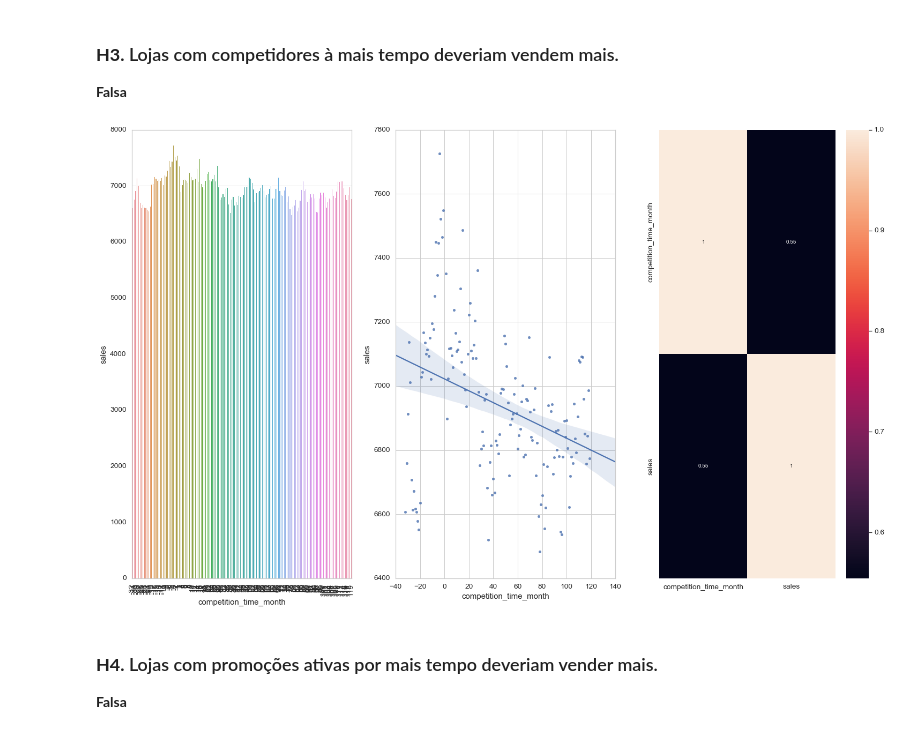
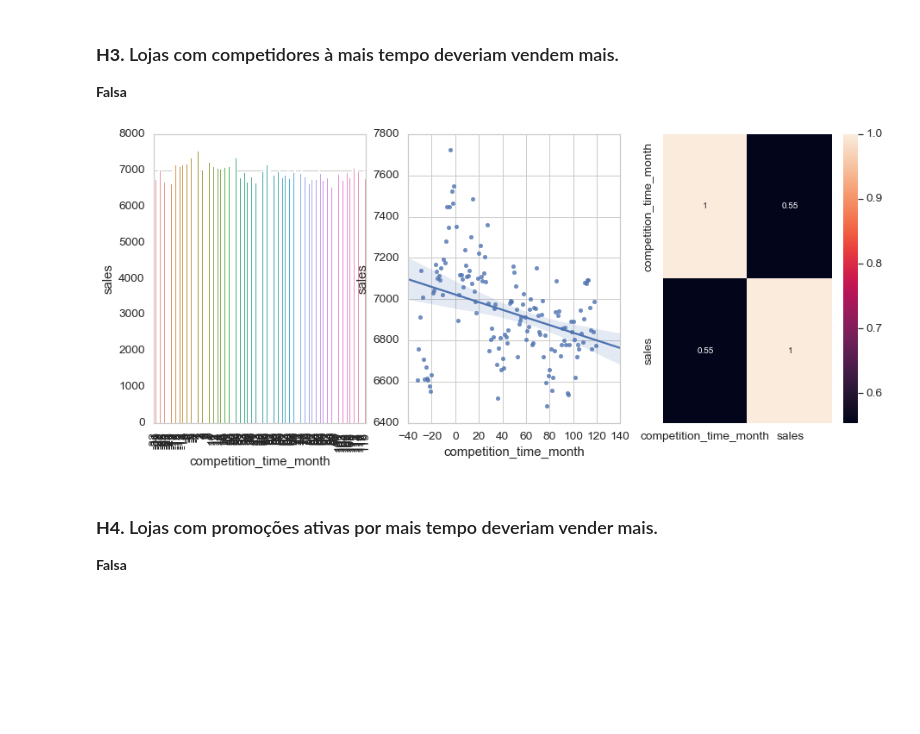
Before and after one commit to PenaAP/Rossm_DS_Studies, a Jupyter notebook: m04_v01_stores_sales_prediction.ipynb, the cells around one changed output. Saved outputs shown, nothing was run; the diff lists cells and outputs as text; code cells hidden in the pictures; blank space fills up the shorter version.

```diff
--- a/m04_v01_stores_sales_prediction.ipynb
+++ b/m04_v01_stores_sales_prediction.ipynb
@@ -147,7 +162,7 @@ df1['promo2_since_year'] = df1.apply(lambda x: x['date'].year if math.isnan(x['p
 # %%
 # promo_interval                  508031
 
-month_map = {1: 'Jan', 2: 'Feb', 3: 'Mar', 4: 'Apr', 5: 'May', 6: 'Jun', 7: 'Jul', 8: 'Aug', 9: 'Sep', 10: 'Oct', 11: 'Nov', 12: 'Dec'}
+month_map = {1: 'Jan', 2: 'Feb', 3: 'Mar', 4: 'Apr', 5: 'May', 6: 'Jun', 7: 'Jul', 8: 'Aug', 9: 'Sept', 10: 'Oct', 11: 'Nov', 12: 'Dec'}
 
 df1['promo_interval'].fillna(0,inplace=True)
 
@@ -515,2 +522,0 @@ df3
-# %%
-df3 = pd.read_csv('df3_to_call.csv')
@@ -527,6 +523,6 @@ df3.head()
 # %% [markdown]
 # 4.0. PASSO 4 - ANÁLISE EXPLORATÓRIA DOS DADOS
 # %%
-df3 = pd.read_csv('df3_to_call.csv')
+#df3 = pd.read_csv('df3_to_call.csv')
 # %%
 df4 = df3.copy()
@@ -638,23 +639,23 @@ x.set_ylim( bottom+0.5, top-0.5 );
 ### **H3.** Lojas com competidores à mais tempo deveriam vendem mais.
 **Falsa**
 # %%
-plt.figure(figsize=(25, 15));
+plt.figure(figsize=(15, 6));
 
 plt.subplot(1, 3, 1);
 aux6 = df4[['competition_time_month', 'sales']].groupby('competition_time_month').mean().reset_index()
 aux7 = aux6[(aux6['competition_time_month'] < 120) & (aux6['competition_time_month'] != 0)]
 sb.barplot(x='competition_time_month', y='sales', data=aux7);
 plt.xticks(rotation=90);
 
 plt.subplot(1, 3, 2);
 sb.regplot(x='competition_time_month', y='sales', data=aux7);
 
 plt.subplot( 1, 3, 3 )
 x = sb.heatmap( aux6.corr( method='pearson'), annot=True );
 bottom, top = x.get_ylim()
 x.set_ylim( bottom+0.5, top-0.5);
 # %% [output]
-[figure, old version]
+[figure, new version]
 # %% [markdown]
 ### **H4.** Lojas com promoções ativas por mais tempo deveriam vender mais.
 **Falsa**
```
Also changed, not shown: parts of 48 cells of this notebook.
